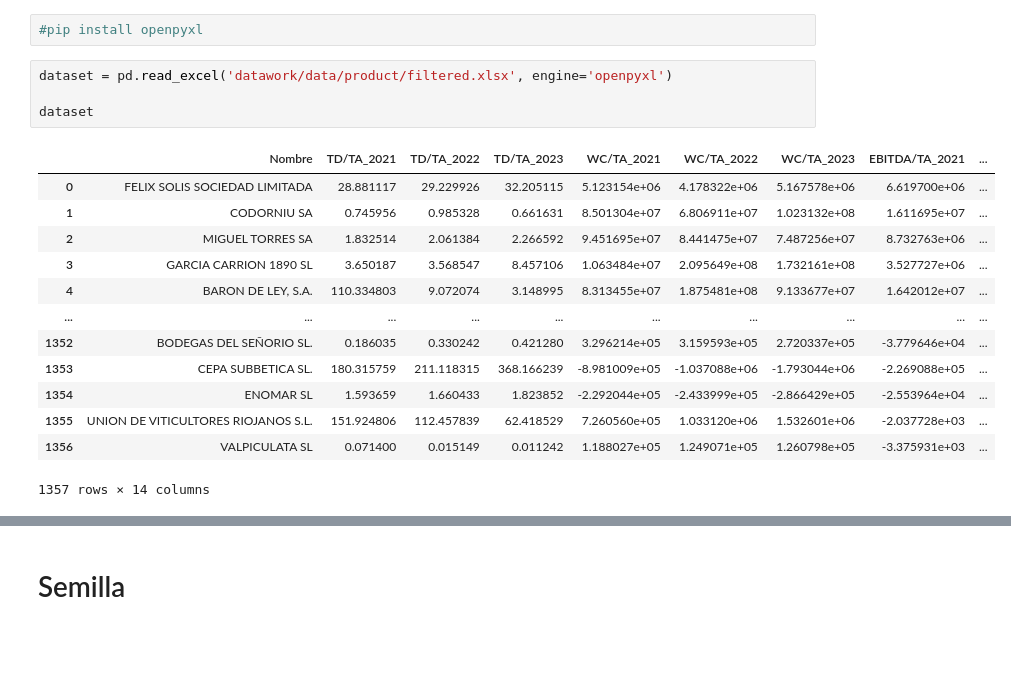
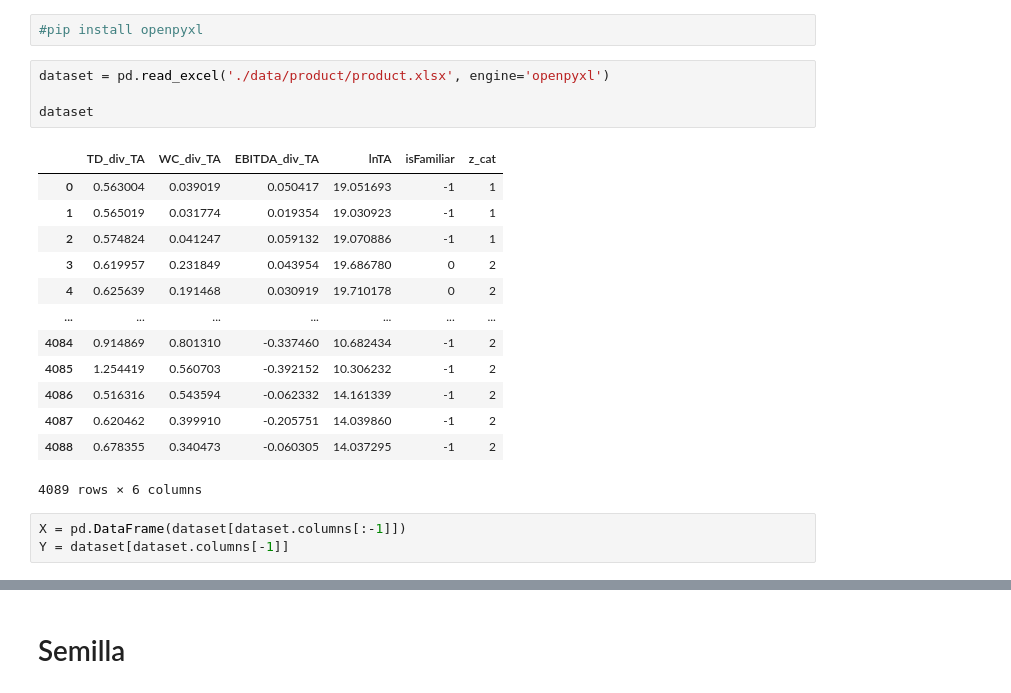
Before and after one commit to NelsonCC1812/tfg, a Jupyter notebook: aicode.ipynb, the cells around one changed output, grey strips where cells are left out. Drawn from its saved outputs; the diff is of its cells as text; blank space fills up the shorter version.

```diff
--- a/aicode.ipynb
+++ b/aicode.ipynb
@@ -26,20 +26,23 @@ from statsmodels.stats.outliers_influence import variance_inflation_factor
 # %%
 #pip install openpyxl
 # %%
-dataset = pd.read_excel('datawork/data/product/filtered.xlsx', engine='openpyxl')
+dataset = pd.read_excel('./data/product/product.xlsx', engine='openpyxl')
 
 dataset
 # %% [output]
-|  | Nombre | TD/TA_2021 | TD/TA_2022 | TD/TA_2023 | WC/TA_2021 | WC/TA_2022 | WC/TA_2023 | EBITDA/TA_2021 | ... |
-| 0 | FELIX SOLIS SOCIEDAD LIMITADA | 28.881117 | 29.229926 | 32.205115 | 5.123154e+06 | 4.178322e+06 | 5.167578e+06 | 6.619700e+06 | ... |
-| 1 | CODORNIU SA | 0.745956 | 0.985328 | 0.661631 | 8.501304e+07 | 6.806911e+07 | 1.023132e+08 | 1.611695e+07 | ... |
-| 2 | MIGUEL TORRES SA | 1.832514 | 2.061384 | 2.266592 | 9.451695e+07 | 8.441475e+07 | 7.487256e+07 | 8.732763e+06 | ... |
-| 3 | GARCIA CARRION 1890 SL | 3.650187 | 3.568547 | 8.457106 | 1.063484e+07 | 2.095649e+08 | 1.732161e+08 | 3.527727e+06 | ... |
-| 4 | BARON DE LEY, S.A. | 110.334803 | 9.072074 | 3.148995 | 8.313455e+07 | 1.875481e+08 | 9.133677e+07 | 1.642012e+07 | ... |
-| ... | ... | ... | ... | ... | ... | ... | ... | ... | ... |
-| 1352 | BODEGAS DEL SEÑORIO SL. | 0.186035 | 0.330242 | 0.421280 | 3.296214e+05 | 3.159593e+05 | 2.720337e+05 | -3.779646e+04 | ... |
-| 1353 | CEPA SUBBETICA SL. | 180.315759 | 211.118315 | 368.166239 | -8.981009e+05 | -1.037088e+06 | -1.793044e+06 | -2.269088e+05 | ... |
-| 1354 | ENOMAR SL | 1.593659 | 1.660433 | 1.823852 | -2.292044e+05 | -2.433999e+05 | -2.866429e+05 | -2.553964e+04 | ... |
-| 1355 | UNION DE VITICULTORES RIOJANOS S.L. | 151.924806 | 112.457839 | 62.418529 | 7.260560e+05 | 1.033120e+06 | 1.532601e+06 | -2.037728e+03 | ... |
-| 1356 | VALPICULATA SL | 0.071400 | 0.015149 | 0.011242 | 1.188027e+05 | 1.249071e+05 | 1.260798e+05 | -3.375931e+03 | ... |
+|  | TD_div_TA | WC_div_TA | EBITDA_div_TA | lnTA | isFamiliar | z_cat |
+| 0 | 0.563004 | 0.039019 | 0.050417 | 19.051693 | -1 | 1 |
+| 1 | 0.565019 | 0.031774 | 0.019354 | 19.030923 | -1 | 1 |
+| 2 | 0.574824 | 0.041247 | 0.059132 | 19.070886 | -1 | 1 |
+| 3 | 0.619957 | 0.231849 | 0.043954 | 19.686780 | 0 | 2 |
+| 4 | 0.625639 | 0.191468 | 0.030919 | 19.710178 | 0 | 2 |
+| ... | ... | ... | ... | ... | ... | ... |
+| 4084 | 0.914869 | 0.801310 | -0.337460 | 10.682434 | -1 | 2 |
+| 4085 | 1.254419 | 0.560703 | -0.392152 | 10.306232 | -1 | 2 |
+| 4086 | 0.516316 | 0.543594 | -0.062332 | 14.161339 | -1 | 2 |
+| 4087 | 0.620462 | 0.399910 | -0.205751 | 14.039860 | -1 | 2 |
+| 4088 | 0.678355 | 0.340473 | -0.060305 | 14.037295 | -1 | 2 |
-1357 rows × 14 columns
+4089 rows × 6 columns
+# %%
+X = pd.DataFrame(dataset[dataset.columns[:-1]])
+Y = dataset[dataset.columns[-1]]
```
Also changed, not shown: parts of 9 cells of this notebook, 1 other file.
